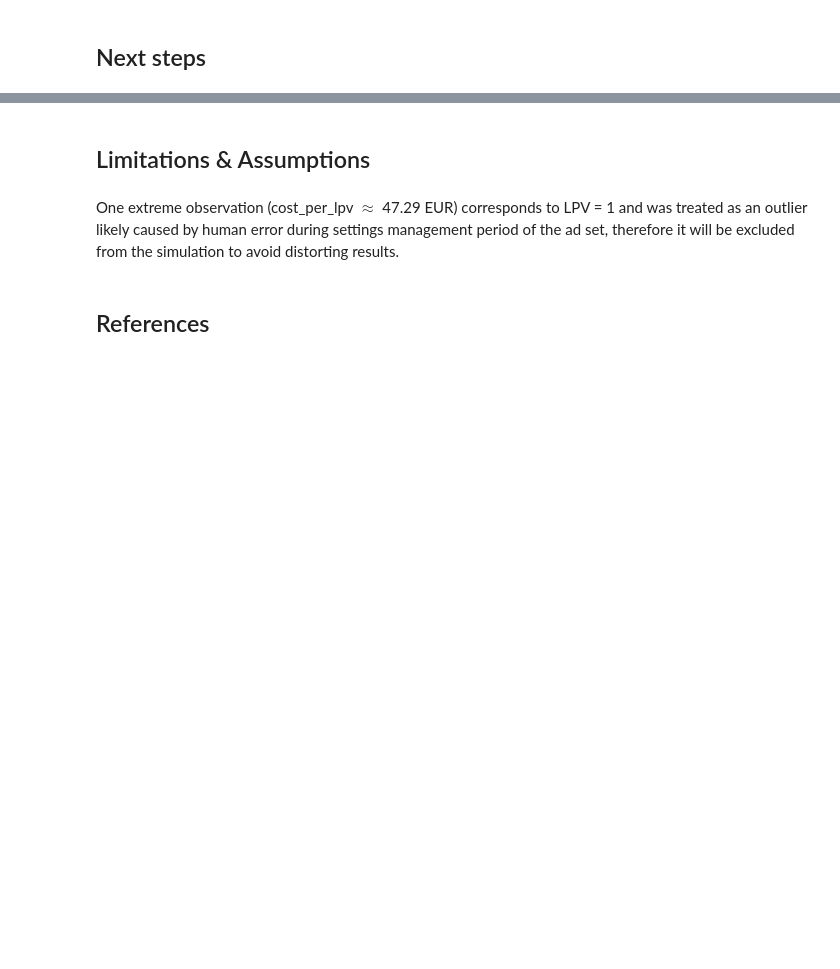
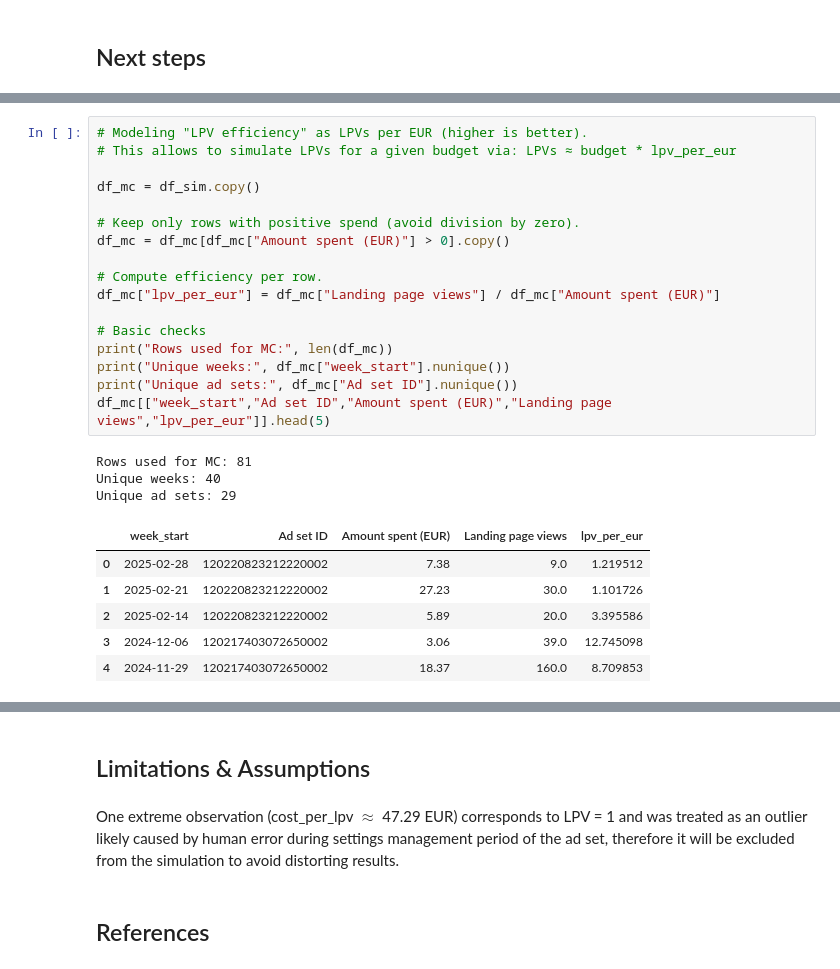
Before and after one commit to AleksM654/project, a Jupyter notebook: notebooks/digital_marketing_budget_allocation_under_uncertainty.ipynb, the cells around one changed output, grey strips where cells are left out. Saved outputs shown, nothing was run; the diff lists cells and outputs as text; blank space fills up the shorter version.

```diff
--- a/notebooks/digital_marketing_budget_allocation_under_uncertainty.ipynb
+++ b/notebooks/digital_marketing_budget_allocation_under_uncertainty.ipynb
@@ -366,0 +377,27 @@ Original rows: 83 | Simulation rows: 82
+# %%
+# Modeling "LPV efficiency" as LPVs per EUR (higher is better).
+# This allows to simulate LPVs for a given budget via: LPVs ≈ budget * lpv_per_eur
+
+df_mc = df_sim.copy()
+
+# Keep only rows with positive spend (avoid division by zero).
+df_mc = df_mc[df_mc["Amount spent (EUR)"] > 0].copy()
+
+# Compute efficiency per row.
+df_mc["lpv_per_eur"] = df_mc["Landing page views"] / df_mc["Amount spent (EUR)"]
+
+# Basic checks
+print("Rows used for MC:", len(df_mc))
+print("Unique weeks:", df_mc["week_start"].nunique())
+print("Unique ad sets:", df_mc["Ad set ID"].nunique())
+df_mc[["week_start","Ad set ID","Amount spent (EUR)","Landing page views","lpv_per_eur"]].head(5)
+# %% [output]
+Rows used for MC: 81
+Unique weeks: 40
+Unique ad sets: 29
+|  | week_start | Ad set ID | Amount spent (EUR) | Landing page views | lpv_per_eur |
+| 0 | 2025-02-28 | 120220823212220002 | 7.38 | 9.0 | 1.219512 |
+| 1 | 2025-02-21 | 120220823212220002 | 27.23 | 30.0 | 1.101726 |
+| 2 | 2025-02-14 | 120220823212220002 | 5.89 | 20.0 | 3.395586 |
+| 3 | 2024-12-06 | 120217403072650002 | 3.06 | 39.0 | 12.745098 |
+| 4 | 2024-11-29 | 120217403072650002 | 18.37 | 160.0 | 8.709853 |
```
Also changed, not shown: parts of 26 cells of this notebook.
